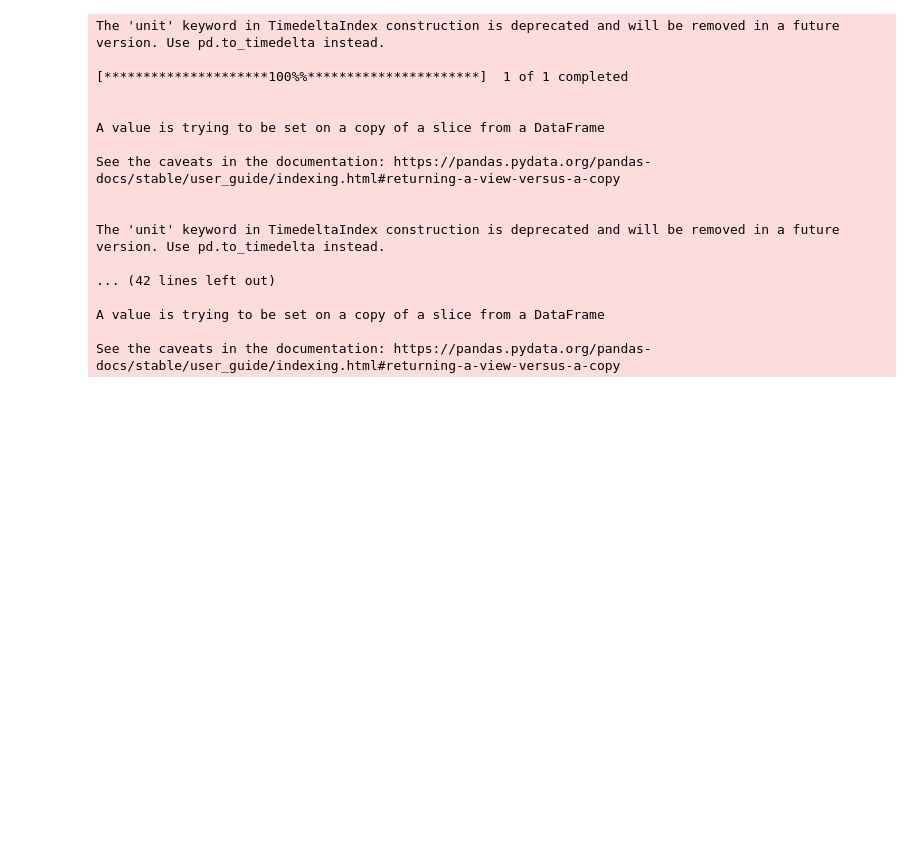
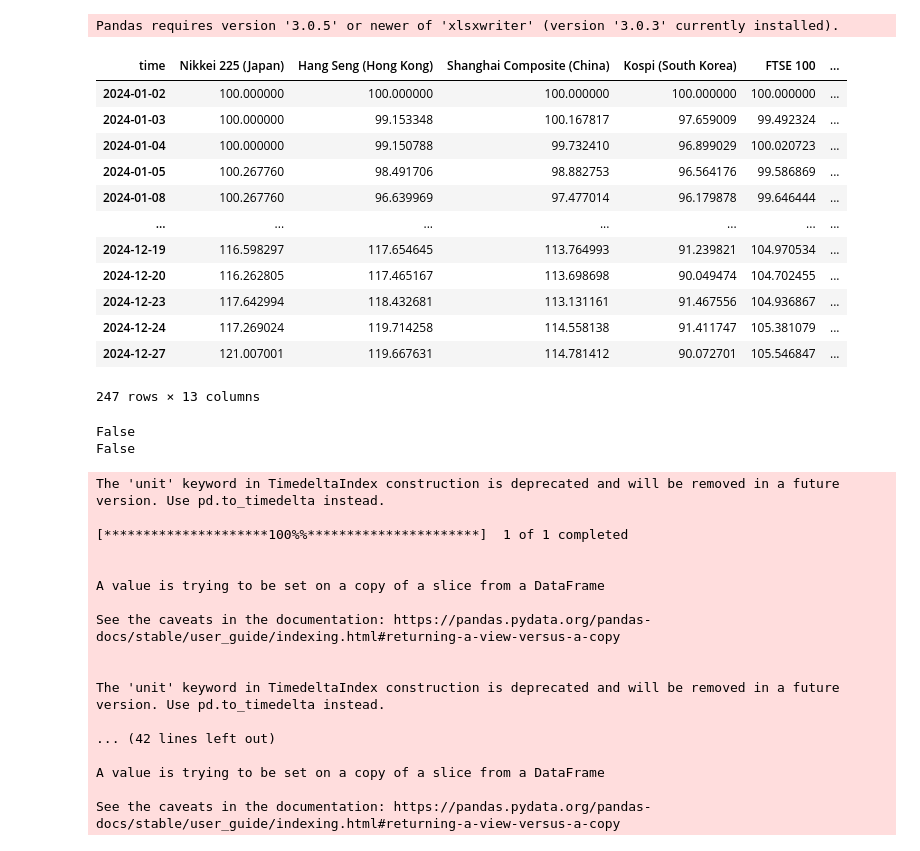
Before and after one commit to jhersoncueva/FIN_ECO, a Jupyter notebook: scrapping/Stock Data Yahoo/index_final.ipynb, the cells around one changed output. Drawn from its saved outputs; the diff is of its cells as text; code cells hidden in the pictures; blank space fills up the shorter version.

```diff
--- a/scrapping/Stock Data Yahoo/index_final.ipynb
+++ b/scrapping/Stock Data Yahoo/index_final.ipynb
@@ -11,7 +11,7 @@ import datetime as dt
 import plotly.graph_objects as go
 # %%
 start = dt.datetime(2024, 1, 1)
-end = dt.datetime.now()
+end = dt.datetime(2024, 12, 30) #dt.datetime.now()
 
 # Diccionario con nombres de índices y sus símbolos de Yahoo Finance
 us_indices = {
@@ -101,6 +101,9 @@ plot_indices(us_merged, 'Índices de Estados Unidos (Base 100)')
 plot_indices(europe_merged, 'Índices de Europa (Base 100)')
 # plot_indices(latam_merged, 'Índices de América Latina (Base 100)')
 plot_indices(asia_merged, 'Índices de Asia (Base 100)')
+
+
+asia_merged, europe_merged, us_merged
 # %% [output]
 The 'unit' keyword in TimedeltaIndex construction is deprecated and will be removed in a future version. Use pd.to_timedelta instead.
 
@@ -140,3 +190,51 @@ plot_indices(latam_merged, 'Índices de América Latina (Base 100)')
+# %%
+import pandas as pd
+from openpyxl import load_workbook
+
+asia = asia_merged
+europe = europe_merged
+us = us_merged
+
+asia.index.name = None
+europe.index.name = None
+us.index.name = None
+
+asia_eu = asia.merge(europe, left_index=True, right_index=True, how='inner')
+asia_eu_us_index = asia_eu.merge(us, left_index=True, right_index=True, how='inner')
+asia_eu_us_index.columns.name = 'time'
+
+asia_eu_us_index.to_excel("../Stock Data Yahoo/data/asia_eu_us_index.xlsx",sheet_name="Indices")
+
+# output_file = 'C:/Users/HP SUPPORT/Documents/GitHub/indicators/data/macro_dataset.xlsx'
+# # output_file = '../Documents/GitHub/indicators/data/macro_dataset.xlsx'
+# sheet_name = "Indices"
+# asia_eu_us_index
+
+# with pd.ExcelWriter(output_file, engine='openpyxl', mode='a') as writer:
+#     asia_eu_us_index.to_excel(writer, sheet_name=sheet_name)
+
+asia_eu_us_index
+# %% [output]
+Pandas requires version '3.0.5' or newer of 'xlsxwriter' (version '3.0.3' currently installed).
+| time | Nikkei 225 (Japan) | Hang Seng (Hong Kong) | Shanghai Composite (China) | Kospi (South Korea) | FTSE 100 | ... |
+| 2024-01-02 | 100.000000 | 100.000000 | 100.000000 | 100.000000 | 100.000000 | ... |
+| 2024-01-03 | 100.000000 | 99.153348 | 100.167817 | 97.659009 | 99.492324 | ... |
+| 2024-01-04 | 100.000000 | 99.150788 | 99.732410 | 96.899029 | 100.020723 | ... |
+| 2024-01-05 | 100.267760 | 98.491706 | 98.882753 | 96.564176 | 99.586869 | ... |
+| 2024-01-08 | 100.267760 | 96.639969 | 97.477014 | 96.179878 | 99.646444 | ... |
+| ... | ... | ... | ... | ... | ... | ... |
+| 2024-12-19 | 116.598297 | 117.654645 | 113.764993 | 91.239821 | 104.970534 | ... |
+| 2024-12-20 | 116.262805 | 117.465167 | 113.698698 | 90.049474 | 104.702455 | ... |
+| 2024-12-23 | 117.642994 | 118.432681 | 113.131161 | 91.467556 | 104.936867 | ... |
+| 2024-12-24 | 117.269024 | 119.714258 | 114.558138 | 91.411747 | 105.381079 | ... |
+| 2024-12-27 | 121.007001 | 119.667631 | 114.781412 | 90.072701 | 105.546847 | ... |
+247 rows × 13 columns
+# %%
+print(asia.index.equals(europe.index))  # Debe ser True
+print(asia.index.equals(us.index))     # Debe ser True
+# %% [output]
+False
+False
 # %%
 import yfinance as yf
 import pandas as pd
```
Also changed, not shown: parts of 3 cells of this notebook, 5 other files.
